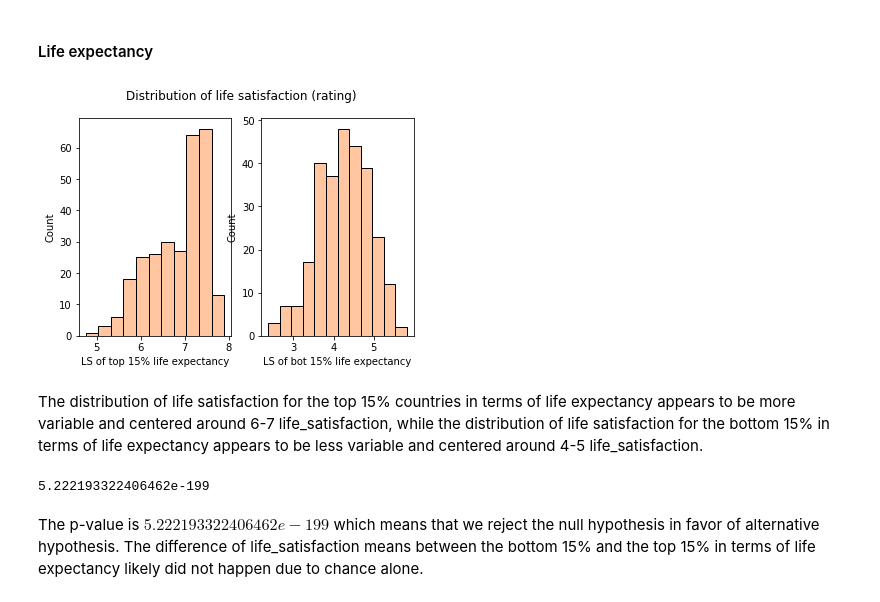
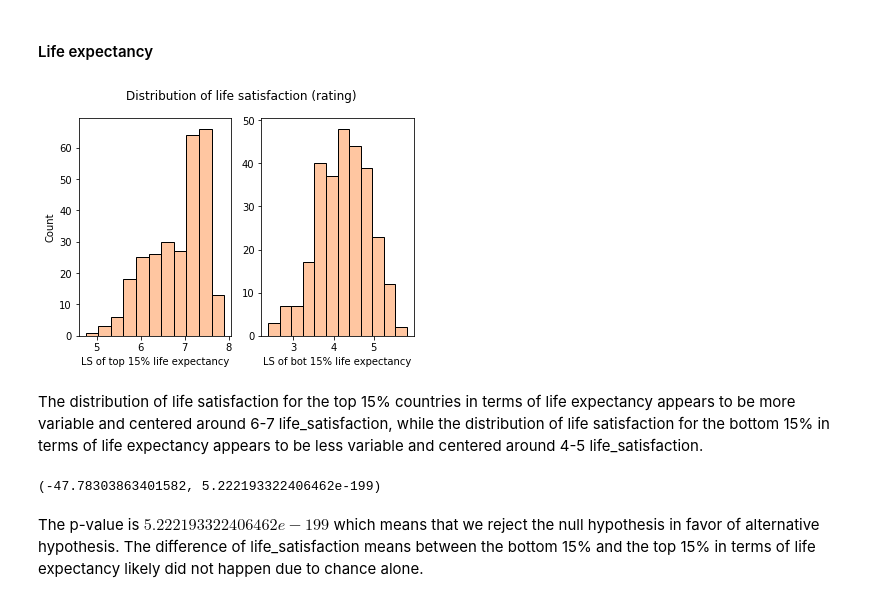
Before and after one commit to alanlwang1/COGS108_Final, a Jupyter notebook: FinalProject_group036.ipynb, the cells around one changed output. Cells and saved outputs as stored; diff of their text form; code cells hidden in the pictures.

```diff
--- a/FinalProject_group036.ipynb
+++ b/FinalProject_group036.ipynb
@@ -693,29 +417,30 @@ The difference of average life satisfaction between the top 15% and the bottom 1
 # %%
 # Compare life satisfaction of top 15% life expectancy with bottom 15% life expectancy
 # Separate top 15% and bottom 15%
 df1_copy = df1.sort_values('life_expectancy', ascending = True)
 bot15_le = df1_copy.head(int(len(df1_copy) * 0.15))
 top15_le = df1_copy.tail(int(len(df1_copy) * 0.15))
 
 # Compare distributions of life satisfaction
 fig, axes = plt.subplots(1, 2)
 fig.suptitle('Distribution of life satisfaction (rating)')
 ax1 = sns.histplot(x = 'life_satisfaction', data=top15_le, ax=axes[0], color=palette[1])
 axes[0].set(xlabel='LS of top 15% life expectancy')
 ax2 = sns.histplot(x = 'life_satisfaction', data=bot15_le, ax=axes[1], color=palette[1])
 axes[1].set(xlabel='LS of bot 15% life expectancy')
+axes[1].set(ylabel=None)
 plt.show()
 # %% [output]
-[figure, old version]
+[figure, new version]
 # %% [markdown]
 The distribution of life satisfaction for the top 15% countries in terms of life expectancy appears to be more variable and centered around 6-7 life_satisfaction, while the distribution of life satisfaction for the bottom 15% in terms of life expectancy appears to be less variable and centered around 4-5 life_satisfaction.
 # %%
 t_bot_le = bot15_le['life_satisfaction']
 t_top_le = top15_le['life_satisfaction']
-t_val, p_val = stats.ttest_ind(t_bot_le, t_top_le)
-p_val
+t_val_le, p_val_le = stats.ttest_ind(t_bot_le, t_top_le)
+t_val_le, p_val_le
 # %% [output]
-5.222193322406462e-199
+(-47.78303863401582, 5.222193322406462e-199)
 # %% [markdown]
 The p-value is $5.222193322406462e-199$ which means that we reject the null hypothesis in favor of alternative hypothesis. The difference of life_satisfaction means between the bottom 15% and the top 15% in terms of life expectancy likely did not happen due to chance alone.
 # %%
```
Also changed, not shown: parts of 67 cells of this notebook.
